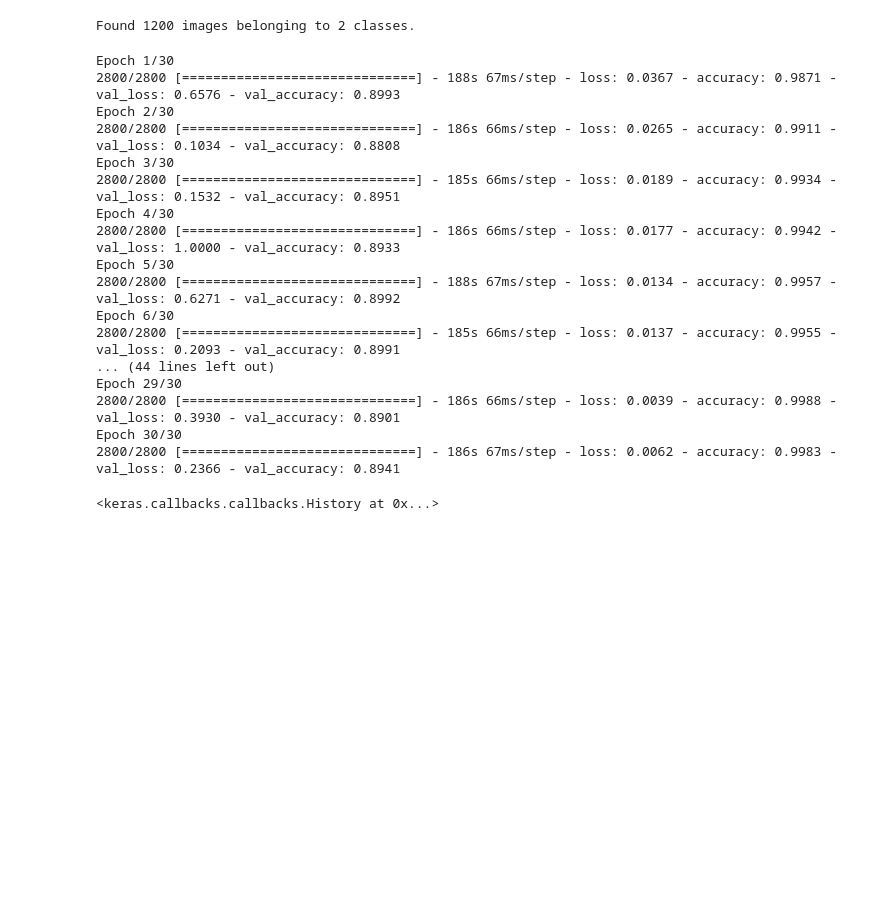
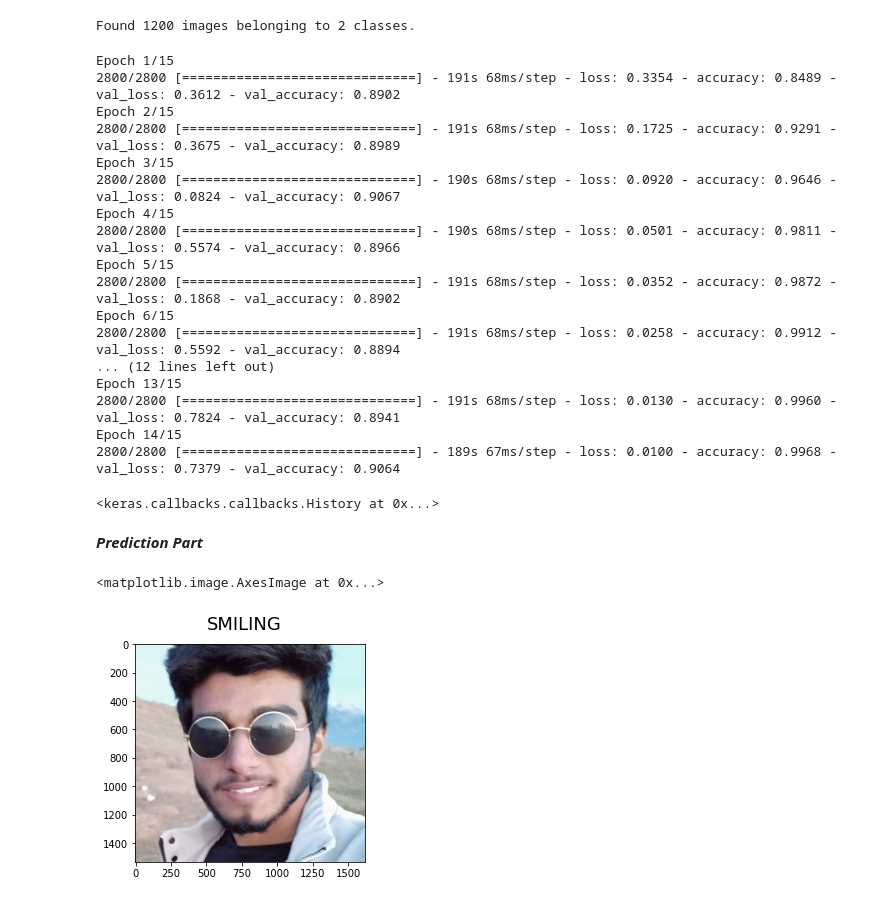
Before and after one commit to mharis0014/cv, a Jupyter notebook: smileDetector.ipynb, the cells around one changed output. Drawn from its saved outputs; the diff is of its cells as text; code cells hidden in the pictures; blank space fills up the shorter version.

```diff
--- a/smileDetector.ipynb
+++ b/smileDetector.ipynb
@@ -80,25 +80,25 @@ Found 1200 images belonging to 2 classes.
 # %%
 classifier.fit_generator(training_set,
                         steps_per_epoch=2800,
-                        epochs=30,
+                        epochs=15,
                         validation_data=test_set,
                         validation_steps=1200)
 # %% [output]
-Epoch 1/30
-2800/2800 [==============================] - 188s 67ms/step - loss: 0.0367 - accuracy: 0.9871 - val_loss: 0.6576 - val_accuracy: 0.8993
-Epoch 2/30
-2800/2800 [==============================] - 186s 66ms/step - loss: 0.0265 - accuracy: 0.9911 - val_loss: 0.1034 - val_accuracy: 0.8808
-Epoch 3/30
-2800/2800 [==============================] - 185s 66ms/step - loss: 0.0189 - accuracy: 0.9934 - val_loss: 0.1532 - val_accuracy: 0.8951
-Epoch 4/30
-2800/2800 [==============================] - 186s 66ms/step - loss: 0.0177 - accuracy: 0.9942 - val_loss: 1.0000 - val_accuracy: 0.8933
-Epoch 5/30
-2800/2800 [==============================] - 188s 67ms/step - loss: 0.0134 - accuracy: 0.9957 - val_loss: 0.6271 - val_accuracy: 0.8992
-Epoch 6/30
-2800/2800 [==============================] - 185s 66ms/step - loss: 0.0137 - accuracy: 0.9955 - val_loss: 0.2093 - val_accuracy: 0.8991
-... (44 lines left out)
-Epoch 29/30
-2800/2800 [==============================] - 186s 66ms/step - loss: 0.0039 - accuracy: 0.9988 - val_loss: 0.3930 - val_accuracy: 0.8901
-Epoch 30/30
-2800/2800 [==============================] - 186s 67ms/step - loss: 0.0062 - accuracy: 0.9983 - val_loss: 0.2366 - val_accuracy: 0.8941
+Epoch 1/15
+2800/2800 [==============================] - 191s 68ms/step - loss: 0.3354 - accuracy: 0.8489 - val_loss: 0.3612 - val_accuracy: 0.8902
+Epoch 2/15
+2800/2800 [==============================] - 191s 68ms/step - loss: 0.1725 - accuracy: 0.9291 - val_loss: 0.3675 - val_accuracy: 0.8989
+Epoch 3/15
+2800/2800 [==============================] - 190s 68ms/step - loss: 0.0920 - accuracy: 0.9646 - val_loss: 0.0824 - val_accuracy: 0.9067
+Epoch 4/15
+2800/2800 [==============================] - 190s 68ms/step - loss: 0.0501 - accuracy: 0.9811 - val_loss: 0.5574 - val_accuracy: 0.8966
+Epoch 5/15
+2800/2800 [==============================] - 191s 68ms/step - loss: 0.0352 - accuracy: 0.9872 - val_loss: 0.1868 - val_accuracy: 0.8902
+Epoch 6/15
+2800/2800 [==============================] - 191s 68ms/step - loss: 0.0258 - accuracy: 0.9912 - val_loss: 0.5592 - val_accuracy: 0.8894
+... (12 lines left out)
+Epoch 13/15
+2800/2800 [==============================] - 191s 68ms/step - loss: 0.0130 - accuracy: 0.9960 - val_loss: 0.7824 - val_accuracy: 0.8941
+Epoch 14/15
+2800/2800 [==============================] - 189s 67ms/step - loss: 0.0100 - accuracy: 0.9968 - val_loss: 0.7379 - val_accuracy: 0.9064
 <keras.callbacks.callbacks.History at 0x...>
@@ -104,0 +115,34 @@ Epoch 30/30
+# %% [markdown]
+***Prediction Part***
+# %%
+img_src = 's12.jpg'
+img = cv2.imread(img_src)
+
+img_pred = image.load_img('s12.jpg', target_size = (64, 64))
+img_pred = image.img_to_array(img_pred)
+img_pred = np.expand_dims(img_pred, axis = 0)
+rslt = classifier.predict(img_pred)
+
+ind = training_set.class_indices
+
+if rslt[0][0] == 1:
+    prediction = "SMILING"
+else:
+    prediction = "Neutral"
+
+target_width = 50
+target_height = 50
+target_size = (target_width, target_height)
+
+img = cv2.resize(img, target_size)
+img = img.reshape(1, target_width, target_height, 3)
+
+
+fig, ax = plt.subplots()
+fig.suptitle(prediction, fontsize=18)
+
+np_img = mpimg.imread(img_src)
+plt.imshow(np_img)
+# %% [output]
+<matplotlib.image.AxesImage at 0x...>
+[figure, added]
```
Also changed, not shown: parts of 15 cells of this notebook.
